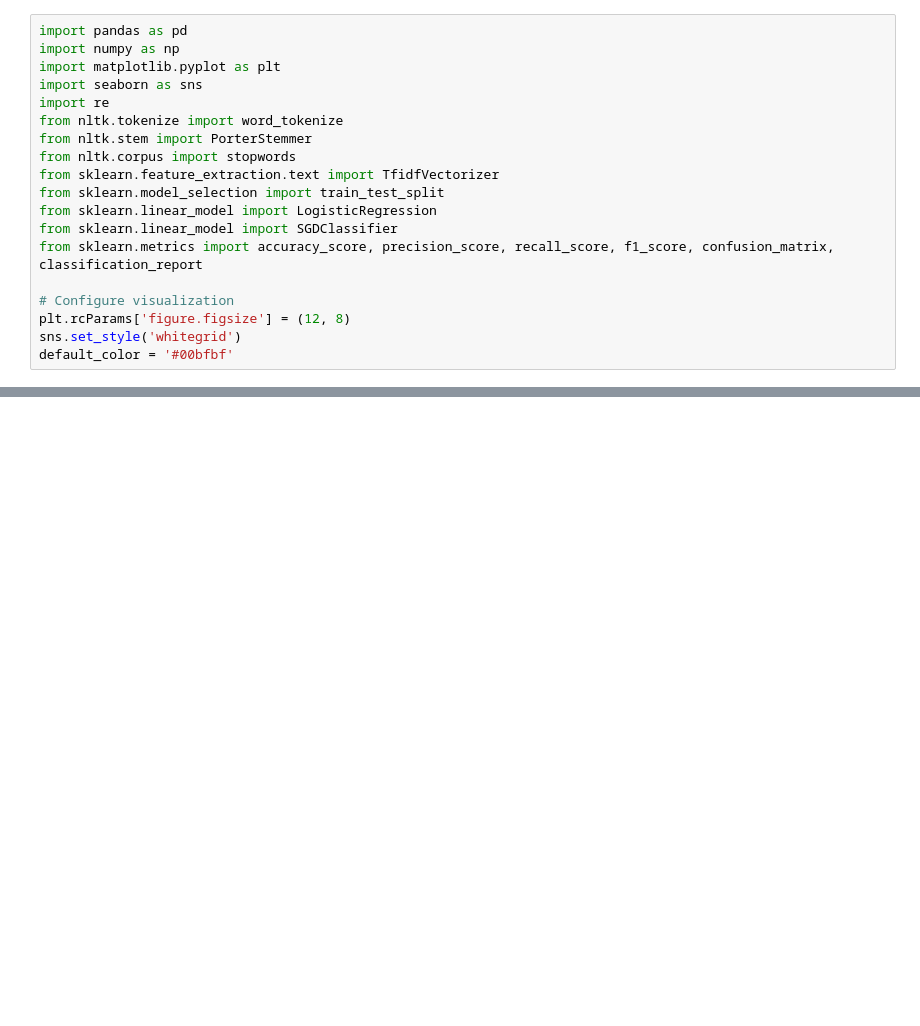
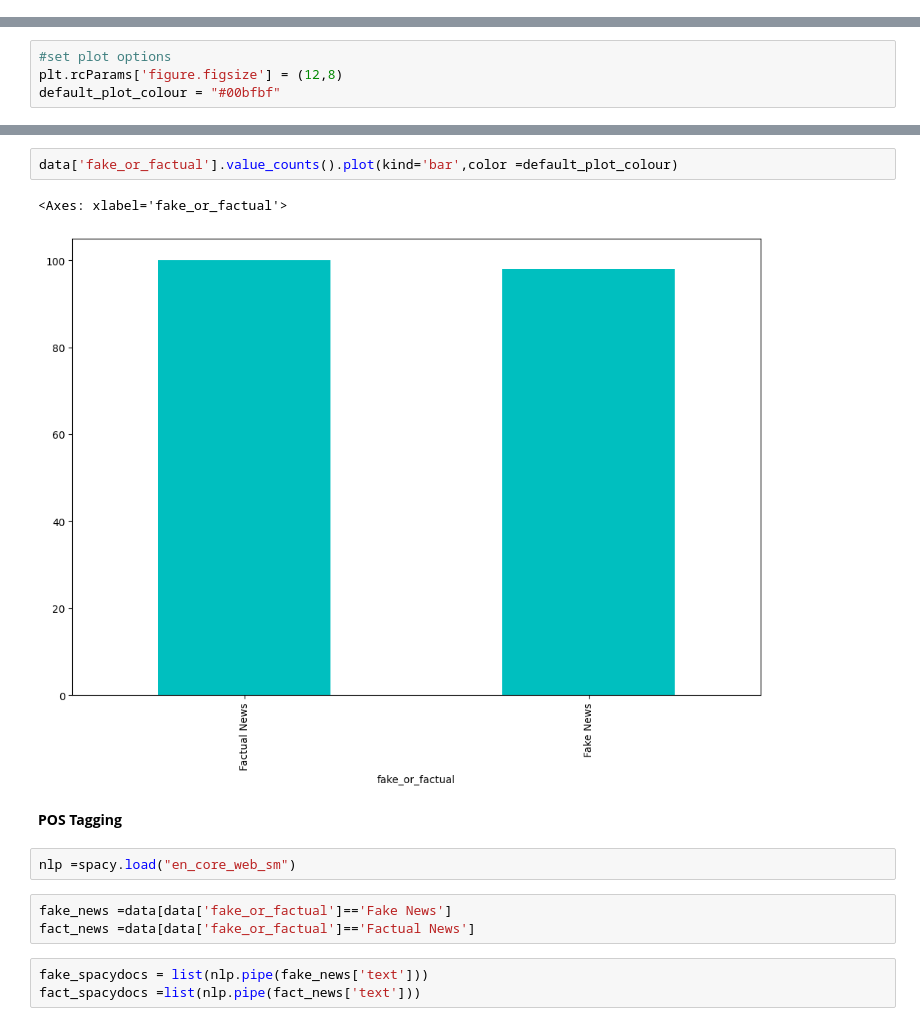
Before and after one commit to Luc0-0/fake-news-classification-nlp, a Jupyter notebook: notebooks/fake_news_classification.ipynb, the cells around one changed output, grey strips where cells are left out. Cells and saved outputs as stored; diff of their text form; blank space fills up the shorter version.

```diff
--- a/notebooks/fake_news_classification.ipynb
+++ b/notebooks/fake_news_classification.ipynb
@@ -26,19 +0,0 @@ This problem is important for information verification, media literacy, and comb
-# %%
-import pandas as pd
-import numpy as np
-import matplotlib.pyplot as plt
-import seaborn as sns
-import re
-from nltk.tokenize import word_tokenize
-from nltk.stem import PorterStemmer
-from nltk.corpus import stopwords
-from sklearn.feature_extraction.text import TfidfVectorizer
-from sklearn.model_selection import train_test_split
-from sklearn.linear_model import LogisticRegression
-from sklearn.linear_model import SGDClassifier
-from sklearn.metrics import accuracy_score, precision_score, recall_score, f1_score, confusion_matrix, classification_report
-
-# Configure visualization
-plt.rcParams['figure.figsize'] = (12, 8)
-sns.set_style('whitegrid')
-default_color = '#00bfbf'
@@ -234,0 +65,4 @@ This project demonstrates that classical NLP techniques combined with simple mac
+# %%
+#set plot options
+plt.rcParams['figure.figsize'] = (12,8)
+default_plot_colour = "#00bfbf"
@@ -234,0 +82,15 @@ This project demonstrates that classical NLP techniques combined with simple mac
+# %%
+data['fake_or_factual'].value_counts().plot(kind='bar',color =default_plot_colour)
+# %% [output]
+<Axes: xlabel='fake_or_factual'>
+[figure, added]
+# %% [markdown]
+**POS Tagging**
+# %%
+nlp =spacy.load("en_core_web_sm")
+# %%
+fake_news =data[data['fake_or_factual']=='Fake News']
+fact_news =data[data['fake_or_factual']=='Factual News']
+# %%
+fake_spacydocs = list(nlp.pipe(fake_news['text']))
+fact_spacydocs =list(nlp.pipe(fact_news['text']))
```
Also changed, not shown: parts of 102 cells of this notebook.
